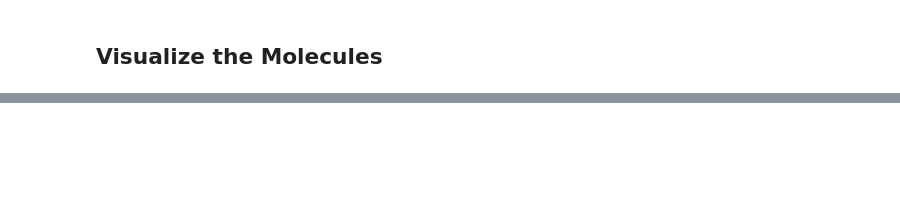
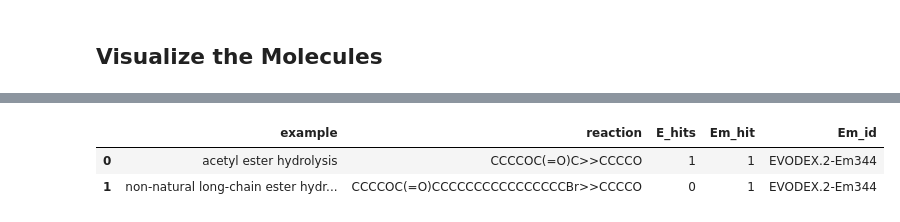
Before and after one commit to UCB-BioE-Anderson-Lab/EVODEX, a Jupyter notebook: notebooks/EVODEX_Evaluation_Demo.ipynb, the cells around one changed output, grey strips where cells are left out. Drawn from its saved outputs; the diff is of its cells as text; code cells hidden in the pictures; blank space fills up the shorter version.

```diff
--- a/notebooks/EVODEX_Evaluation_Demo.ipynb
+++ b/notebooks/EVODEX_Evaluation_Demo.ipynb
@@ -296,0 +180,41 @@ There is a third way to do validation with EVODEX operators Cm, Em, and Nm. This
+# %%
+import pandas as pd
+
+from evodex.evaluation import match_operators
+from evodex.mechanistic_labeler import find_mechanistic_match_in_dataset
+
+rxn_acetyl = "CCCCOC(=O)C>>CCCCO"  # butyl acetate -> butanol
+rxn_longchain = "CCCCOC(=O)CCCCCCCCCCCCCCCCBr>>CCCCO"  # butyl (bromo-fatty-acid) ester -> butanol
+
+def n_hits(x):
+    try:
+        return len(x)
+    except Exception:
+        return None
+
+rows = []
+for name, rxn in [
+    ("acetyl ester hydrolysis", rxn_acetyl),
+    ("non-natural long-chain ester hydrolysis", rxn_longchain),
+]:
+    # Complete-operator evaluation (E): project EVODEX-E operators onto the substrate and
+    # test whether any operator can generate the expected product.
+    hits_E = match_operators(rxn, "E")
+
+    # Matched-operator evaluation (Em): evaluate the reaction against EVODEX-Em operators
+    # using the mechanistic_labeler.
+    em_hit = find_mechanistic_match_in_dataset(rxn, "Em")
+
+    rows.append({
+        "example": name,
+        "reaction": rxn,
+        "E_hits": n_hits(hits_E),
+        "Em_hit": 0 if em_hit is None else 1,
+        "Em_id": None if em_hit is None else em_hit.get("dataset_id"),
+    })
+
+pd.DataFrame(rows)
+# %% [output]
+|  | example | reaction | E_hits | Em_hit | Em_id |
+| 0 | acetyl ester hydrolysis | CCCCOC(=O)C>>CCCCO | 1 | 1 | EVODEX.2-Em344 |
+| 1 | non-natural long-chain ester hydr... | CCCCOC(=O)CCCCCCCCCCCCCCCCBr>>CCCCO | 0 | 1 | EVODEX.2-Em344 |
```
Also changed, not shown: parts of 8 cells of this notebook.
